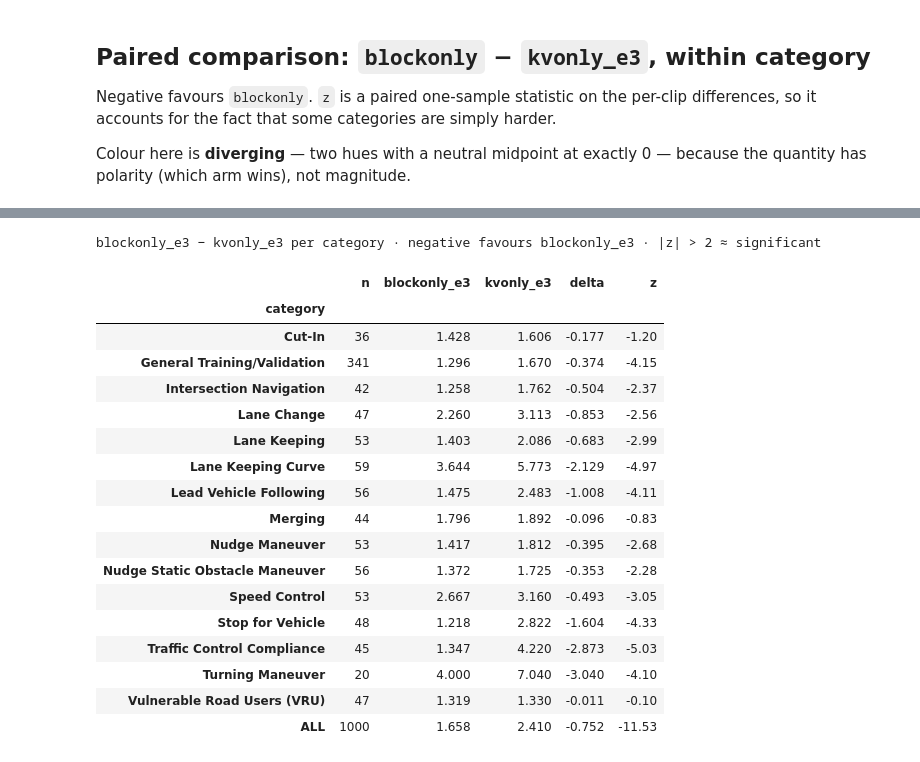
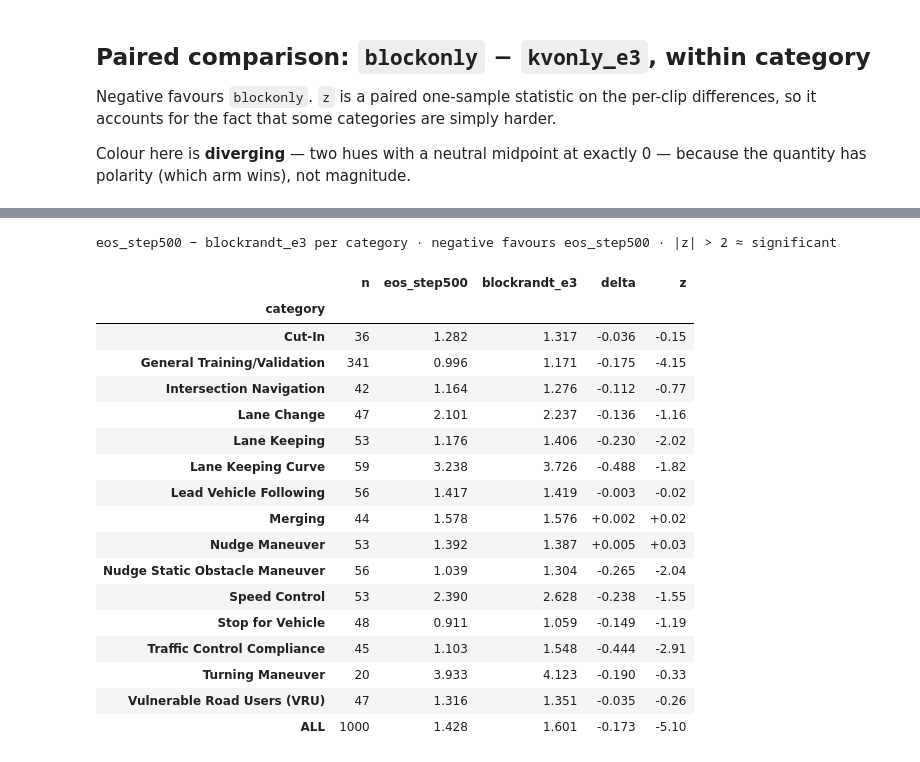
Before and after one commit to AmirHRI/alpamayo-recipes, a Jupyter notebook: recipes/alpamayo1_5_distill/notebooks/per_category_table.ipynb, the cells around one changed output, grey strips where cells are left out. Cells and saved outputs as stored; diff of their text form; code cells hidden in the pictures.

```diff
--- a/recipes/alpamayo1_5_distill/notebooks/per_category_table.ipynb
+++ b/recipes/alpamayo1_5_distill/notebooks/per_category_table.ipynb
@@ -155,8 +172,14 @@ differences, so it accounts for the fact that some categories are simply harder.
 Colour here is **diverging** — two hues with a neutral midpoint at exactly 0 — because the
 quantity has polarity (which arm wins), not magnitude.
 # %%
-# Matched budget: both arms at 3 epochs, same init and schedule.
-a, b = "blockonly_e3", "kvonly_e3"
+# The comparison that matters now: adapting the EXPERT to the student's cache, versus
+# the same student read by the teacher's untouched expert. Both use the blockrandt e3 VLM,
+# so the only difference is whether the expert was allowed to move.
+# Latest available expert-adapted arm (epoch-1 eval may still be running).
+# df carries one column per arm found on disk, so key off that.
+a = "eos_epoch1" if "eos_epoch1" in df.columns else "eos_step500"
+b = "blockrandt_e3"
+print(f"paired: {a} vs {b}")
 rows = []
 for cat, g in df.groupby("category"):
     d = (g[a] - g[b]).to_numpy()
@@ -210,19 +234,19 @@ ALL                             1000         1.658      2.410 -0.752 -11.529
-blockonly_e3 − kvonly_e3 per category · negative favours blockonly_e3 · |z| > 2 ≈ significant
+eos_step500 − blockrandt_e3 per category · negative favours eos_step500 · |z| > 2 ≈ significant
-|  | n | blockonly_e3 | kvonly_e3 | delta | z |
+|  | n | eos_step500 | blockrandt_e3 | delta | z |
 | category |  |  |  |  |  |
-| Cut-In | 36 | 1.428 | 1.606 | -0.177 | -1.20 |
-| General Training/Validation | 341 | 1.296 | 1.670 | -0.374 | -4.15 |
-| Intersection Navigation | 42 | 1.258 | 1.762 | -0.504 | -2.37 |
-| Lane Change | 47 | 2.260 | 3.113 | -0.853 | -2.56 |
-| Lane Keeping | 53 | 1.403 | 2.086 | -0.683 | -2.99 |
-| Lane Keeping Curve | 59 | 3.644 | 5.773 | -2.129 | -4.97 |
-| Lead Vehicle Following | 56 | 1.475 | 2.483 | -1.008 | -4.11 |
-| Merging | 44 | 1.796 | 1.892 | -0.096 | -0.83 |
-| Nudge Maneuver | 53 | 1.417 | 1.812 | -0.395 | -2.68 |
-| Nudge Static Obstacle Maneuver | 56 | 1.372 | 1.725 | -0.353 | -2.28 |
-| Speed Control | 53 | 2.667 | 3.160 | -0.493 | -3.05 |
-| Stop for Vehicle | 48 | 1.218 | 2.822 | -1.604 | -4.33 |
-| Traffic Control Compliance | 45 | 1.347 | 4.220 | -2.873 | -5.03 |
-| Turning Maneuver | 20 | 4.000 | 7.040 | -3.040 | -4.10 |
-| Vulnerable Road Users (VRU) | 47 | 1.319 | 1.330 | -0.011 | -0.10 |
-| ALL | 1000 | 1.658 | 2.410 | -0.752 | -11.53 |
+| Cut-In | 36 | 1.282 | 1.317 | -0.036 | -0.15 |
+| General Training/Validation | 341 | 0.996 | 1.171 | -0.175 | -4.15 |
+| Intersection Navigation | 42 | 1.164 | 1.276 | -0.112 | -0.77 |
+| Lane Change | 47 | 2.101 | 2.237 | -0.136 | -1.16 |
+| Lane Keeping | 53 | 1.176 | 1.406 | -0.230 | -2.02 |
+| Lane Keeping Curve | 59 | 3.238 | 3.726 | -0.488 | -1.82 |
+| Lead Vehicle Following | 56 | 1.417 | 1.419 | -0.003 | -0.02 |
+| Merging | 44 | 1.578 | 1.576 | +0.002 | +0.02 |
+| Nudge Maneuver | 53 | 1.392 | 1.387 | +0.005 | +0.03 |
+| Nudge Static Obstacle Maneuver | 56 | 1.039 | 1.304 | -0.265 | -2.04 |
+| Speed Control | 53 | 2.390 | 2.628 | -0.238 | -1.55 |
+| Stop for Vehicle | 48 | 0.911 | 1.059 | -0.149 | -1.19 |
+| Traffic Control Compliance | 45 | 1.103 | 1.548 | -0.444 | -2.91 |
+| Turning Maneuver | 20 | 3.933 | 4.123 | -0.190 | -0.33 |
+| Vulnerable Road Users (VRU) | 47 | 1.316 | 1.351 | -0.035 | -0.26 |
+| ALL | 1000 | 1.428 | 1.601 | -0.173 | -5.10 |
```
Also changed, not shown: parts of 5 cells of this notebook, 11 other files.
